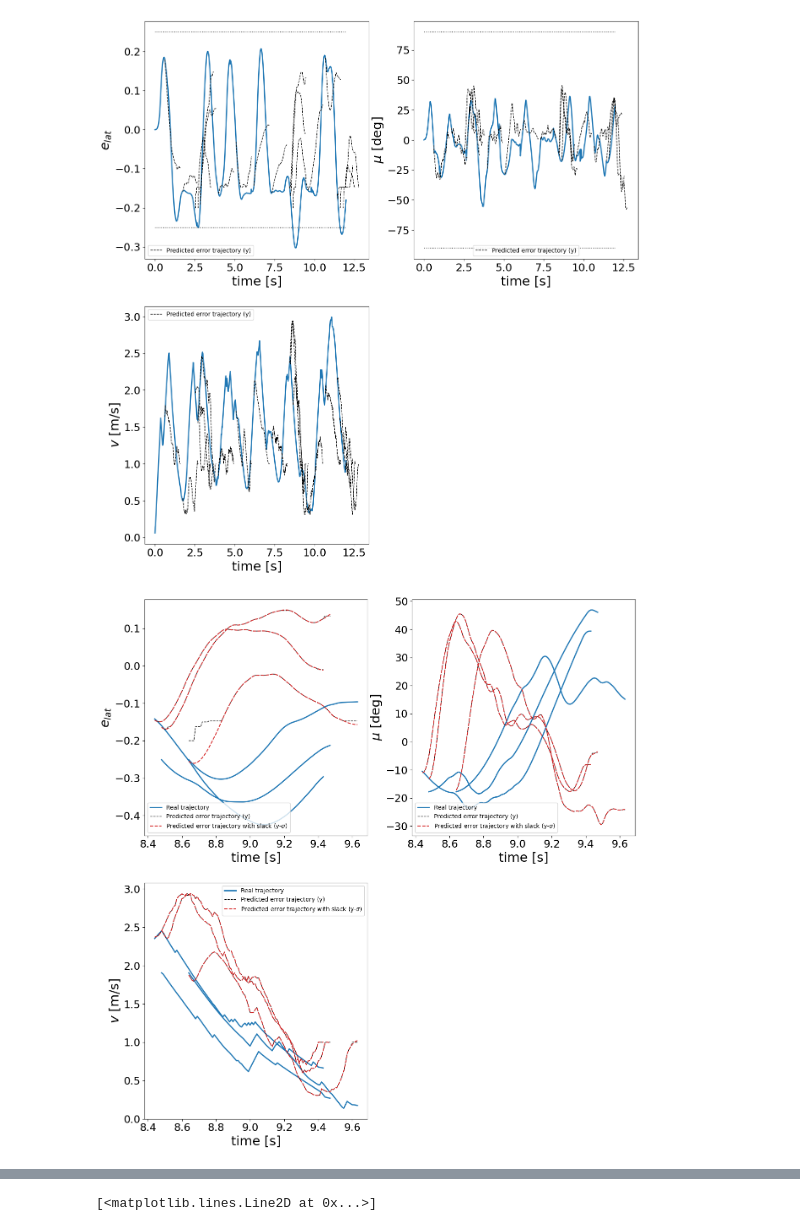
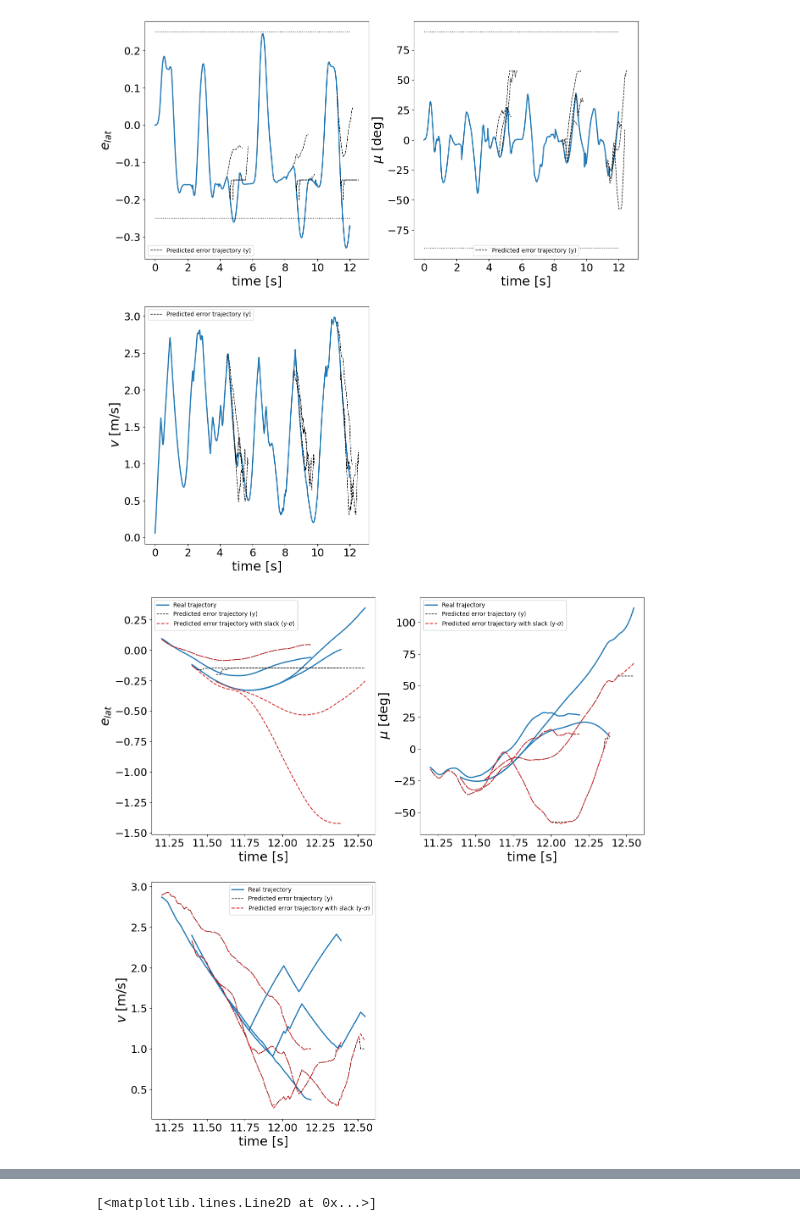
Before and after one commit to HuangYujun-JunkyTalent/DataDrivenSafetyFilter, a Jupyter notebook: track_simulation.ipynb, the cells around one changed output, grey strips where cells are left out. Saved outputs shown, nothing was run; the diff lists cells and outputs as text; code cells hidden in the pictures.

```diff
--- a/track_simulation.ipynb
+++ b/track_simulation.ipynb
@@ -36,7 +36,7 @@ simulator.global_initial_state = np.array([0.0, 0.0, 0.0, 0.06, 0.0, 0.0])
 simulator.cur = 1/0.5
 simulator.track_fun_name = 'oval_track'
 simulator.lag = 20
-simulator.save_predicted_traj = True
+simulator.save_predicted_traj_regular = False
 
 simulator.t_data = 10.0
 t_new_data = simulator.t_data * 0.6
@@ -183,31 +174,31 @@ results.plot_error_trajectory(2, ax)
 results.plot_predicted_error_slices(2, ax)
 plt.show()
 # %% [output]
-[figure, old version]
+[figure, new version]
 # %%
 # plot given predicted trajectory and real trajectory
 # plt.rcParams['text.usetex'] = True
 plt.figure(figsize=(15,16))
 #velocity input
 ax = plt.subplot(221)
-time_spans = [(t-0.5, t) for t in results.violating_time_steps[1:2]]
+time_spans = [(t-1, t) for t in results.violating_time_steps[2:3]]
 # results.plot_error_trajectory(0, ax, constraint=(-simulator.track_width/2, simulator.track_width/2))
 results.plot_error_slices(0, ax, line_style=results.trajecory_style, time_span=time_spans)
 results.plot_predicted_error_slices(0, ax, label_y_axis=True, time_span=time_spans)
 results.plot_predicted_error_with_slack_slices(0, ax, line_style={'color': 'tab:red', 'linestyle': '--', 'linewidth': 1.5}, time_span=time_spans)
 ax = plt.subplot(222)
 # results.plot_error_trajectory(1, ax, constraint=(simulator.mu_min*180/np.pi, simulator.mu_max*180/np.pi))
 results.plot_error_slices(1, ax, line_style=results.trajecory_style, time_span=time_spans)
 results.plot_predicted_error_slices(1, ax, label_y_axis=True, time_span=time_spans)
 results.plot_predicted_error_with_slack_slices(1, ax, line_style={'color': 'tab:red', 'linestyle': '--', 'linewidth': 1.5}, time_span=time_spans)
 ax = plt.subplot(223)
 # results.plot_error_trajectory(2, ax)
 results.plot_error_slices(2, ax, line_style=results.trajecory_style, time_span=time_spans)
 results.plot_predicted_error_slices(2, ax, label_y_axis=True, time_span=time_spans)
 results.plot_predicted_error_with_slack_slices(2, ax, line_style={'color': 'tab:red', 'linestyle': '--', 'linewidth': 1.5}, time_span=time_spans)
 plt.show()
 # %% [output]
-[figure, old version]
+[figure, new version]
 # %%
 # plot given and applied inputs
 plt.figure(figsize=(14,6))
```
Also changed, not shown: parts of 11 cells of this notebook, 5 other files.
